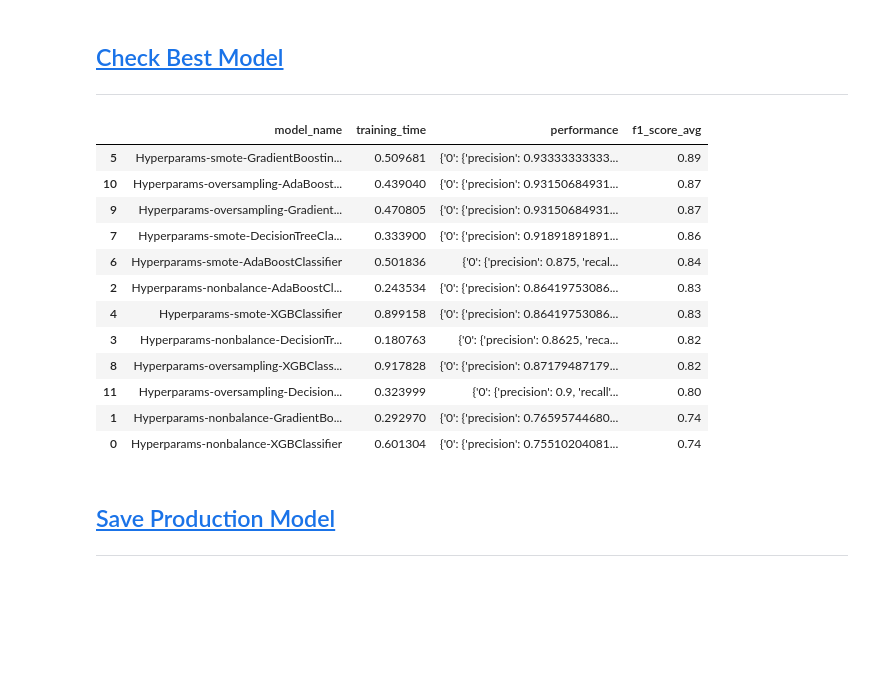
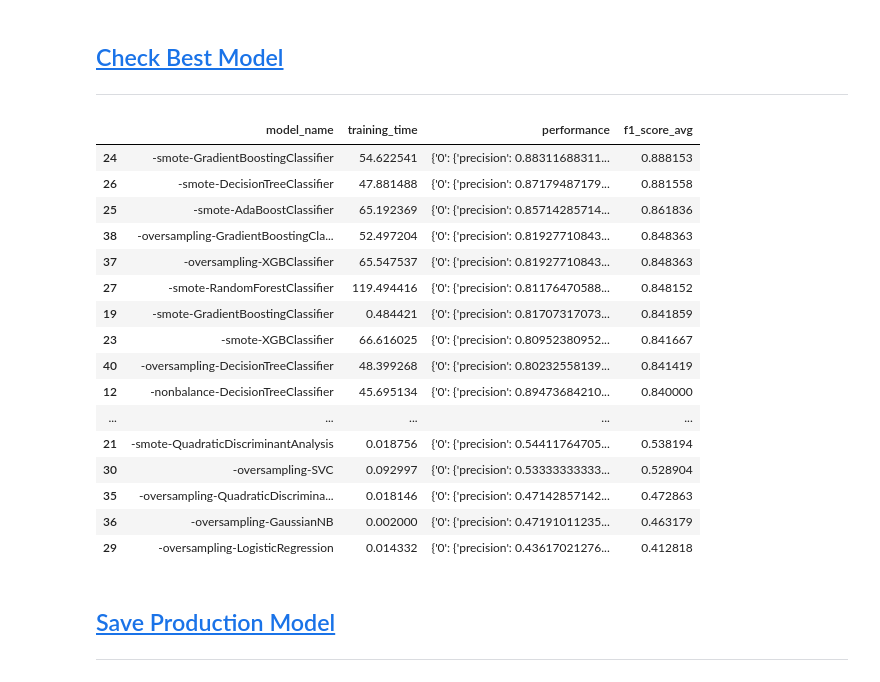
Before and after one commit to DandiMahendris/Auto-Insurance-Fraud-Detection, a Jupyter notebook: 05_modelling.ipynb, the cells around one changed output. Saved outputs shown, nothing was run; the diff lists cells and outputs as text; code cells hidden in the pictures; blank space fills up the shorter version.

```diff
--- a/05_modelling.ipynb
+++ b/05_modelling.ipynb
@@ -1849,22 +1754,24 @@ def train_eval_test(configuration_model: str, params: dict, hyperparams_model: l
     training_log = training_log_template()
 
     # Training for every data configuration
-    for config_data in x_train:
+    for config in x_train:
         # Debug message
-        util.print_debug("Training model based on configuration data: {}".format(config_data))
+        util.print_debug("Training model based on configuration data: {}".format(config))
 
         # Create model objects
         if hyperparams_model == None:
             list_of_model = create_model_object(params)
         else:
-            list_of_model = copy.deepcopy(hyperparams_model)
+            list_of_model = copy.deepcopy(hyperparams_model[config])
 
         # Variabel to store tained model
         trained_model = list()
 
         # Load train data based on its configuration
-        x_train_data = x_train[config_data]
-        y_train_data = y_train[config_data]
+        x_train_data = x_train[config]
+        y_train_data = y_train[config]
+        x_test_data = x_test[config]
+        y_test_data = y_test[config]
 
         # Train each model by current dataset configuration
         for model in list_of_model:
@@ -1880,8 +1787,8 @@ def train_eval_test(configuration_model: str, params: dict, hyperparams_model: l
             util.print_debug("Evalutaing model: {}".format(model["model_name"]))
 
             # Evaluation
-            y_predict = model["model_object"].predict(x_test)
-            performance = classification_report(y_test, y_predict, output_dict = True)
+            y_predict = model["model_object"].predict(x_test_data)
+            performance = classification_report(y_test_data, y_predict, output_dict = True)
 
             # Debug message
             util.print_debug("Logging: {}".format(model["model_name"]))
@@ -1893,22 +1800,23 @@ def train_eval_test(configuration_model: str, params: dict, hyperparams_model: l
             model["model_uid"] = uid
 
             # Create training log data
-            training_log["model_name"].append("{}-{}-{}".format(configuration_model, config_data, model["model_name"]))
+            training_log["model_name"].append("{}-{}-{}".format(configuration_model, config, model["model_name"]))
             training_log["model_uid"].append(uid)
             training_log["training_time"].append(training_time)
             training_log["training_date"].append(util.time_stamp())
             training_log["performance"].append(performance)
-            training_log["f1_score_avg"].append(performance["weighted avg"]["recall"])
-            training_log["data_configurations"].append(config_data)
+            training_log["f1_score_avg"].append(performance["weighted avg"]["f1-score"])
+            training_log["recall_score"].append(performance["weighted avg"]["recall"])
+            training_log["data_configurations"].append(config)
 
             # Collect current trained model
             trained_model.append(copy.deepcopy(model))
 
             # Debug message
-            util.print_debug("Model {} has been trained for configuration data {}.".format(model["model_name"], config_data))
+            util.print_debug("Model {} has been trained for configuration data {}.".format(model["model_name"], config))
 
         # Collect current trained list of model
-        list_of_trained_model[config_data] = copy.deepcopy(trained_model)
+        list_of_trained_model[config] = copy.deepcopy(trained_model)
 
 
     # Debug message
@@ -1921,10 +1829,7 @@ def train_eval_test(configuration_model: str, params: dict, hyperparams_model: l
 ---
 # %%
 list_of_trained_model_test, \
-training_log_test = train_eval_test("Hyperparams",
+training_log_test = train_eval_test("",
                                     config_data,
-                                    hyper_params_tuning(['XGBClassifier',
-                                                          'GradientBoostingClassifier',
-                                                          'AdaBoostClassifier',
-                                                          'DecisionTreeClassifier']))
+                                    list__model)
 # %% [output]
@@ -1949,26 +1854,30 @@ training_log_test = train_eval_test("Hyperparams",
 ## <a id='toc6_4_'></a>[Check Best Model](#toc0_)
 ---
 # %%
-pd.set_option('display.max_colwidth', None)
-# pd.reset_option('display.max_colwidth')
+# pd.set_option('display.max_colwidth', None)
+pd.reset_option('display.max_colwidth')
 pd.DataFrame(training_log_test)[['model_name',
                                  'training_time',
                                  'performance',
                                  'f1_score_avg']].sort_values(["f1_score_avg", "training_time"], ascending = [False, True])
 # %% [output]
 |  | model_name | training_time | performance | f1_score_avg |
-| 5 | Hyperparams-smote-GradientBoostin... | 0.509681 | {'0': {'precision': 0.93333333333... | 0.89 |
-| 10 | Hyperparams-oversampling-AdaBoost... | 0.439040 | {'0': {'precision': 0.93150684931... | 0.87 |
-| 9 | Hyperparams-oversampling-Gradient... | 0.470805 | {'0': {'precision': 0.93150684931... | 0.87 |
-| 7 | Hyperparams-smote-DecisionTreeCla... | 0.333900 | {'0': {'precision': 0.91891891891... | 0.86 |
-| 6 | Hyperparams-smote-AdaBoostClassifier | 0.501836 | {'0': {'precision': 0.875, 'recal... | 0.84 |
-| 2 | Hyperparams-nonbalance-AdaBoostCl... | 0.243534 | {'0': {'precision': 0.86419753086... | 0.83 |
-| 4 | Hyperparams-smote-XGBClassifier | 0.899158 | {'0': {'precision': 0.86419753086... | 0.83 |
-| 3 | Hyperparams-nonbalance-DecisionTr... | 0.180763 | {'0': {'precision': 0.8625, 'reca... | 0.82 |
-| 8 | Hyperparams-oversampling-XGBClass... | 0.917828 | {'0': {'precision': 0.87179487179... | 0.82 |
-| 11 | Hyperparams-oversampling-Decision... | 0.323999 | {'0': {'precision': 0.9, 'recall'... | 0.80 |
-| 1 | Hyperparams-nonbalance-GradientBo... | 0.292970 | {'0': {'precision': 0.76595744680... | 0.74 |
-| 0 | Hyperparams-nonbalance-XGBClassifier | 0.601304 | {'0': {'precision': 0.75510204081... | 0.74 |
+| 24 | -smote-GradientBoostingClassifier | 54.622541 | {'0': {'precision': 0.88311688311... | 0.888153 |
+| 26 | -smote-DecisionTreeClassifier | 47.881488 | {'0': {'precision': 0.87179487179... | 0.881558 |
+| 25 | -smote-AdaBoostClassifier | 65.192369 | {'0': {'precision': 0.85714285714... | 0.861836 |
+| 38 | -oversampling-GradientBoostingCla... | 52.497204 | {'0': {'precision': 0.81927710843... | 0.848363 |
+| 37 | -oversampling-XGBClassifier | 65.547537 | {'0': {'precision': 0.81927710843... | 0.848363 |
+| 27 | -smote-RandomForestClassifier | 119.494416 | {'0': {'precision': 0.81176470588... | 0.848152 |
+| 19 | -smote-GradientBoostingClassifier | 0.484421 | {'0': {'precision': 0.81707317073... | 0.841859 |
+| 23 | -smote-XGBClassifier | 66.616025 | {'0': {'precision': 0.80952380952... | 0.841667 |
+| 40 | -oversampling-DecisionTreeClassifier | 48.399268 | {'0': {'precision': 0.80232558139... | 0.841419 |
+| 12 | -nonbalance-DecisionTreeClassifier | 45.695134 | {'0': {'precision': 0.89473684210... | 0.840000 |
+| ... | ... | ... | ... | ... |
+| 21 | -smote-QuadraticDiscriminantAnalysis | 0.018756 | {'0': {'precision': 0.54411764705... | 0.538194 |
+| 30 | -oversampling-SVC | 0.092997 | {'0': {'precision': 0.53333333333... | 0.528904 |
+| 35 | -oversampling-QuadraticDiscrimina... | 0.018146 | {'0': {'precision': 0.47142857142... | 0.472863 |
+| 36 | -oversampling-GaussianNB | 0.002000 | {'0': {'precision': 0.47191011235... | 0.463179 |
+| 29 | -oversampling-LogisticRegression | 0.014332 | {'0': {'precision': 0.43617021276... | 0.412818 |
 # %% [markdown]
 ## <a id='toc6_5_'></a>[Save Production Model](#toc0_)
 -----
```
Also changed, not shown: parts of 43 cells of this notebook, 7 other files.
